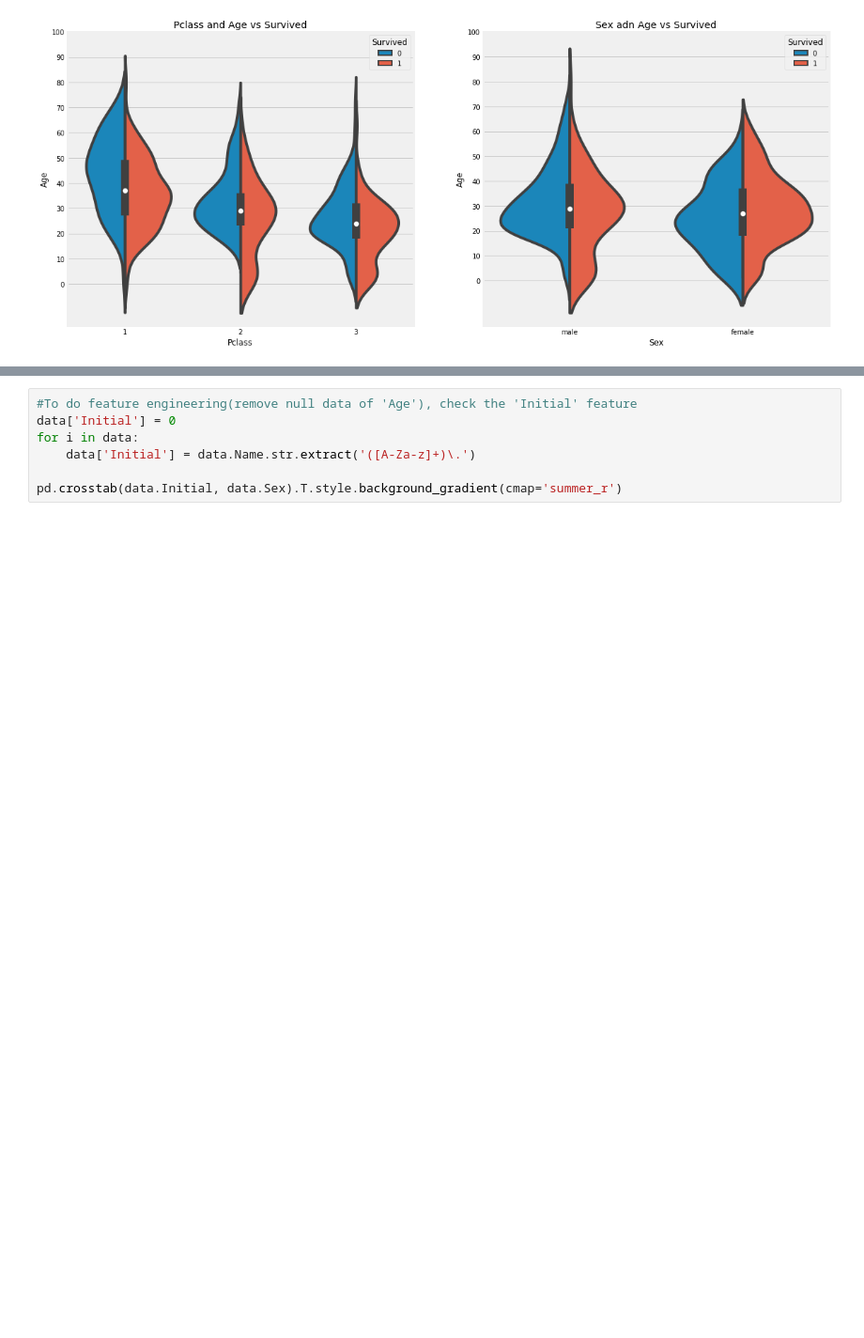
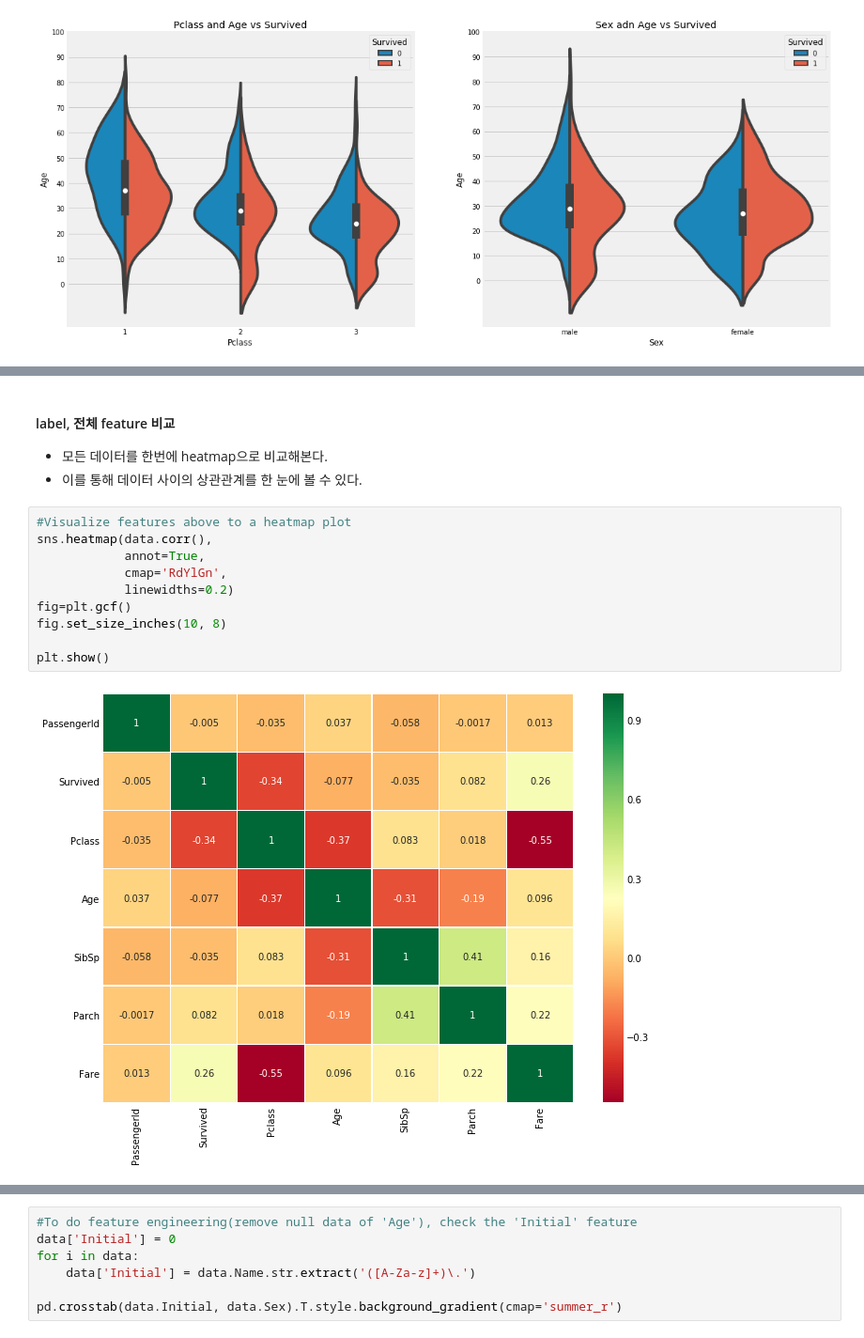
Before and after one commit to jhlee0637/Kaggle-Code-Replication, a Jupyter notebook: titanic-02.ipynb, the cells around one changed output, grey strips where cells are left out. Shown at 94% size. Drawn from its saved outputs; the diff is of its cells as text; blank space fills up the shorter version.

```diff
--- a/titanic-02.ipynb
+++ b/titanic-02.ipynb
@@ -166,0 +430,16 @@ plt.show()
+# %% [markdown]
+#### label, 전체 feature 비교
+- 모든 데이터를 한번에 heatmap으로 비교해본다.
+- 이를 통해 데이터 사이의 상관관계를 한 눈에 볼 수 있다.
+# %%
+#Visualize features above to a heatmap plot
+sns.heatmap(data.corr(),
+            annot=True,
+            cmap='RdYlGn',
+            linewidths=0.2)
+fig=plt.gcf()
+fig.set_size_inches(10, 8)
+
+plt.show()
+# %% [output]
+[figure, added]
```
Also changed, not shown: parts of 115 cells of this notebook.
